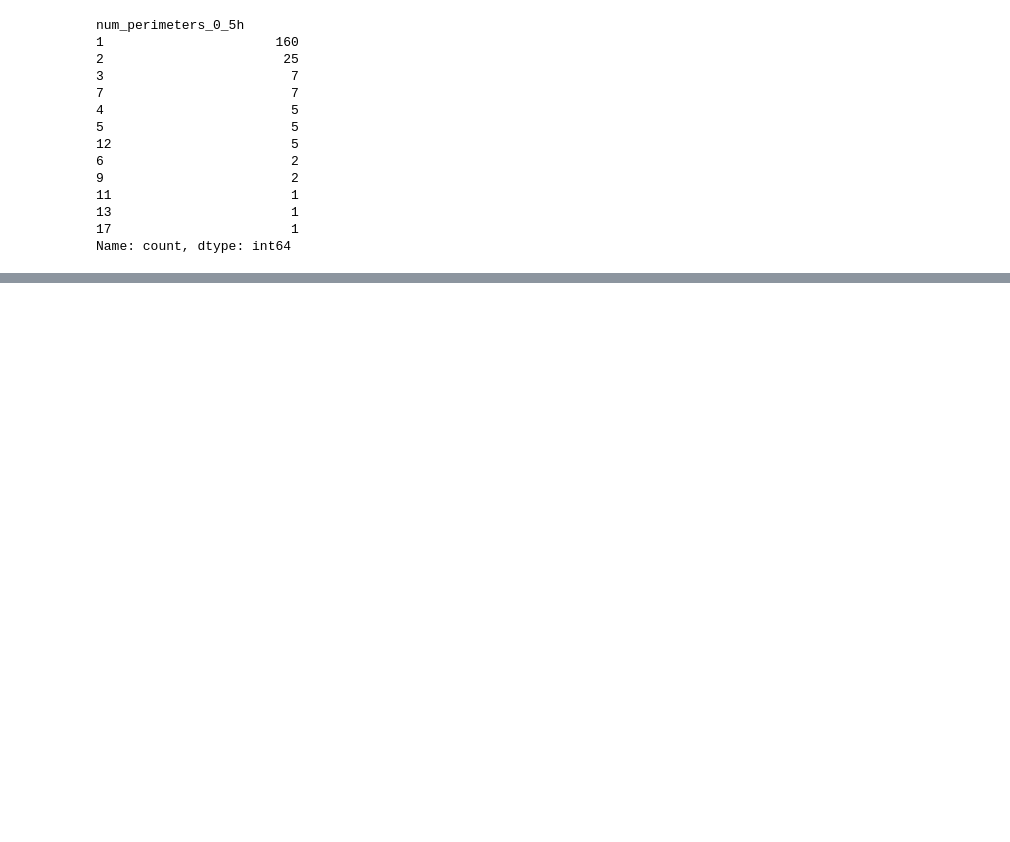
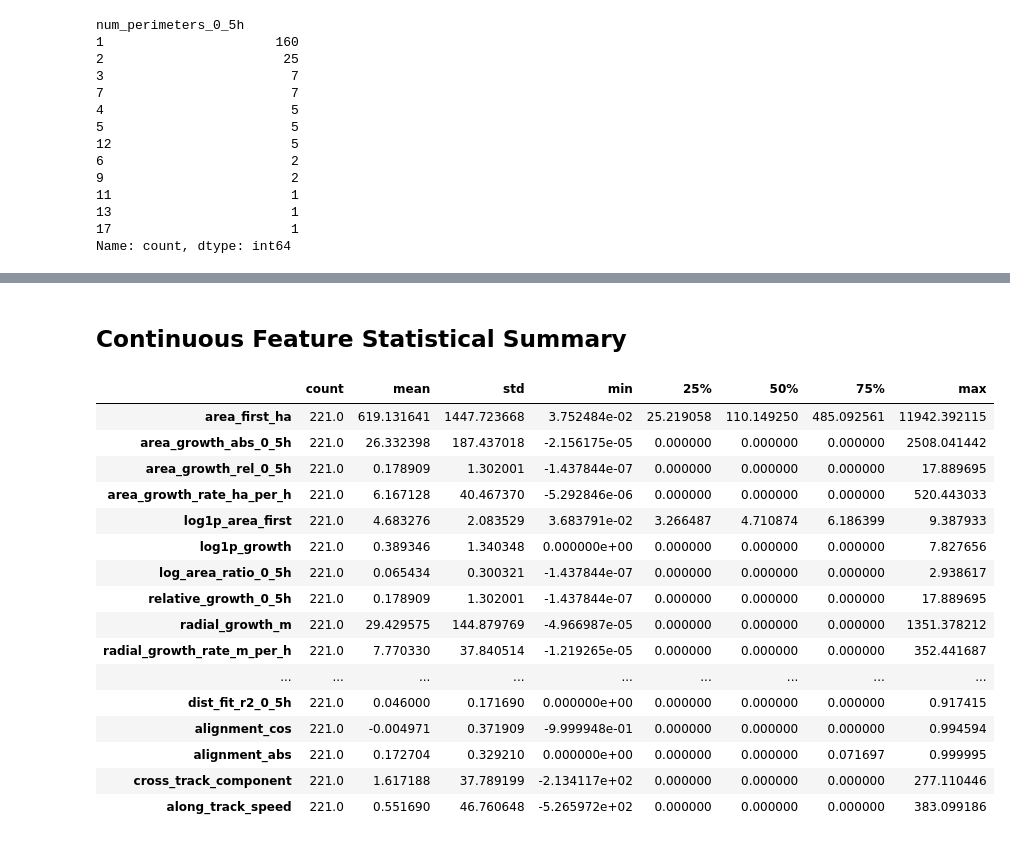
Before and after one commit to Ibtesham42/WiDSWorldWide_GlobalDathon2, a Jupyter notebook: Understanding/01_data_understanding.ipynb, the cells around one changed output, grey strips where cells are left out. Drawn from its saved outputs; the diff is of its cells as text; code cells hidden in the pictures; blank space fills up the shorter version.

```diff
--- a/Understanding/01_data_understanding.ipynb
+++ b/Understanding/01_data_understanding.ipynb
@@ -55,0 +243,22 @@ Name: count, dtype: int64
+# %% [markdown]
+## Continuous Feature Statistical Summary
+# %%
+df_train[continuous].describe().T
+# %% [output]
+|  | count | mean | std | min | 25% | 50% | 75% | max |
+| area_first_ha | 221.0 | 619.131641 | 1447.723668 | 3.752484e-02 | 25.219058 | 110.149250 | 485.092561 | 11942.392115 |
+| area_growth_abs_0_5h | 221.0 | 26.332398 | 187.437018 | -2.156175e-05 | 0.000000 | 0.000000 | 0.000000 | 2508.041442 |
+| area_growth_rel_0_5h | 221.0 | 0.178909 | 1.302001 | -1.437844e-07 | 0.000000 | 0.000000 | 0.000000 | 17.889695 |
+| area_growth_rate_ha_per_h | 221.0 | 6.167128 | 40.467370 | -5.292846e-06 | 0.000000 | 0.000000 | 0.000000 | 520.443033 |
+| log1p_area_first | 221.0 | 4.683276 | 2.083529 | 3.683791e-02 | 3.266487 | 4.710874 | 6.186399 | 9.387933 |
+| log1p_growth | 221.0 | 0.389346 | 1.340348 | 0.000000e+00 | 0.000000 | 0.000000 | 0.000000 | 7.827656 |
+| log_area_ratio_0_5h | 221.0 | 0.065434 | 0.300321 | -1.437844e-07 | 0.000000 | 0.000000 | 0.000000 | 2.938617 |
+| relative_growth_0_5h | 221.0 | 0.178909 | 1.302001 | -1.437844e-07 | 0.000000 | 0.000000 | 0.000000 | 17.889695 |
+| radial_growth_m | 221.0 | 29.429575 | 144.879769 | -4.966987e-05 | 0.000000 | 0.000000 | 0.000000 | 1351.378212 |
+| radial_growth_rate_m_per_h | 221.0 | 7.770330 | 37.840514 | -1.219265e-05 | 0.000000 | 0.000000 | 0.000000 | 352.441687 |
+| ... | ... | ... | ... | ... | ... | ... | ... | ... |
+| dist_fit_r2_0_5h | 221.0 | 0.046000 | 0.171690 | 0.000000e+00 | 0.000000 | 0.000000 | 0.000000 | 0.917415 |
+| alignment_cos | 221.0 | -0.004971 | 0.371909 | -9.999948e-01 | 0.000000 | 0.000000 | 0.000000 | 0.994594 |
+| alignment_abs | 221.0 | 0.172704 | 0.329210 | 0.000000e+00 | 0.000000 | 0.000000 | 0.071697 | 0.999995 |
+| cross_track_component | 221.0 | 1.617188 | 37.789199 | -2.134117e+02 | 0.000000 | 0.000000 | 0.000000 | 277.110446 |
+| along_track_speed | 221.0 | 0.551690 | 46.760648 | -5.265972e+02 | 0.000000 | 0.000000 | 0.000000 | 383.099186 |
```
Also changed, not shown: parts of 23 cells of this notebook.
